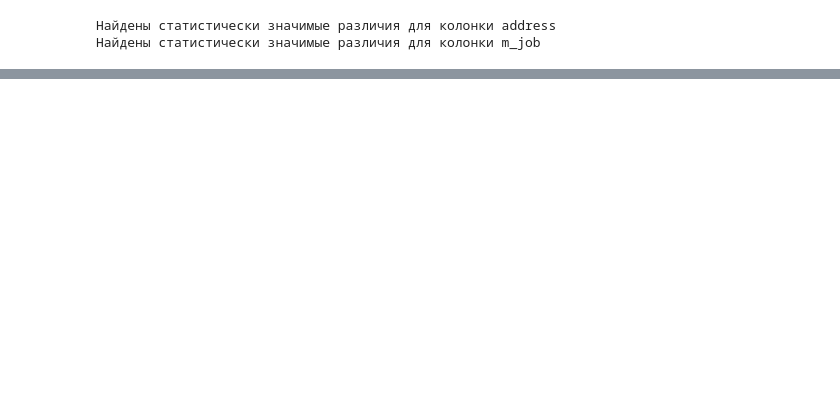
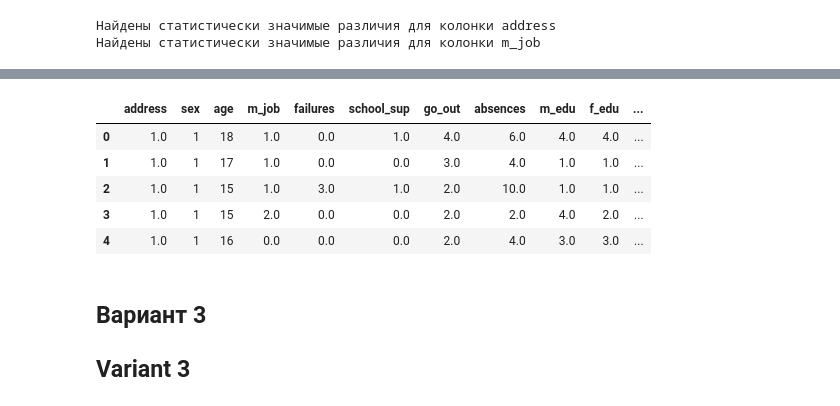
Before and after one commit to katja-n/projects, a Jupyter notebook: module_2/Project-2.ipynb, the cells around one changed output, grey strips where cells are left out. Saved outputs shown, nothing was run; the diff lists cells and outputs as text; code cells hidden in the pictures; blank space fills up the shorter version.

```diff
--- a/module_2/Project-2.ipynb
+++ b/module_2/Project-2.ipynb
@@ -1023,0 +1152,16 @@ for col in ['school', 'sex', 'address', 'fam_size', 'p_status', 'm_job', 'f_job'
+# %%
+stud_for_model_var2 = stud[['address', 'sex', 'age', 'm_job', 'failures', 'school_sup',
+                            'go_out', 'absences', 'm_edu', 'f_edu', 'study_time', 'score']]  #2nd variant of DataFrame for the model
+# %%
+stud_for_model_var2.head(5)
+# %% [output]
+|  | address | sex | age | m_job | failures | school_sup | go_out | absences | m_edu | f_edu | ... |
+| 0 | 1.0 | 1 | 18 | 1.0 | 0.0 | 1.0 | 4.0 | 6.0 | 4.0 | 4.0 | ... |
+| 1 | 1.0 | 1 | 17 | 1.0 | 0.0 | 0.0 | 3.0 | 4.0 | 1.0 | 1.0 | ... |
+| 2 | 1.0 | 1 | 15 | 1.0 | 3.0 | 1.0 | 2.0 | 10.0 | 1.0 | 1.0 | ... |
+| 3 | 1.0 | 1 | 15 | 2.0 | 0.0 | 0.0 | 2.0 | 2.0 | 4.0 | 2.0 | ... |
+| 4 | 1.0 | 1 | 16 | 0.0 | 0.0 | 0.0 | 2.0 | 4.0 | 3.0 | 3.0 | ... |
+# %% [markdown]
+## Вариант 3
+
+## Variant 3
```
Also changed, not shown: parts of 74 cells of this notebook.
